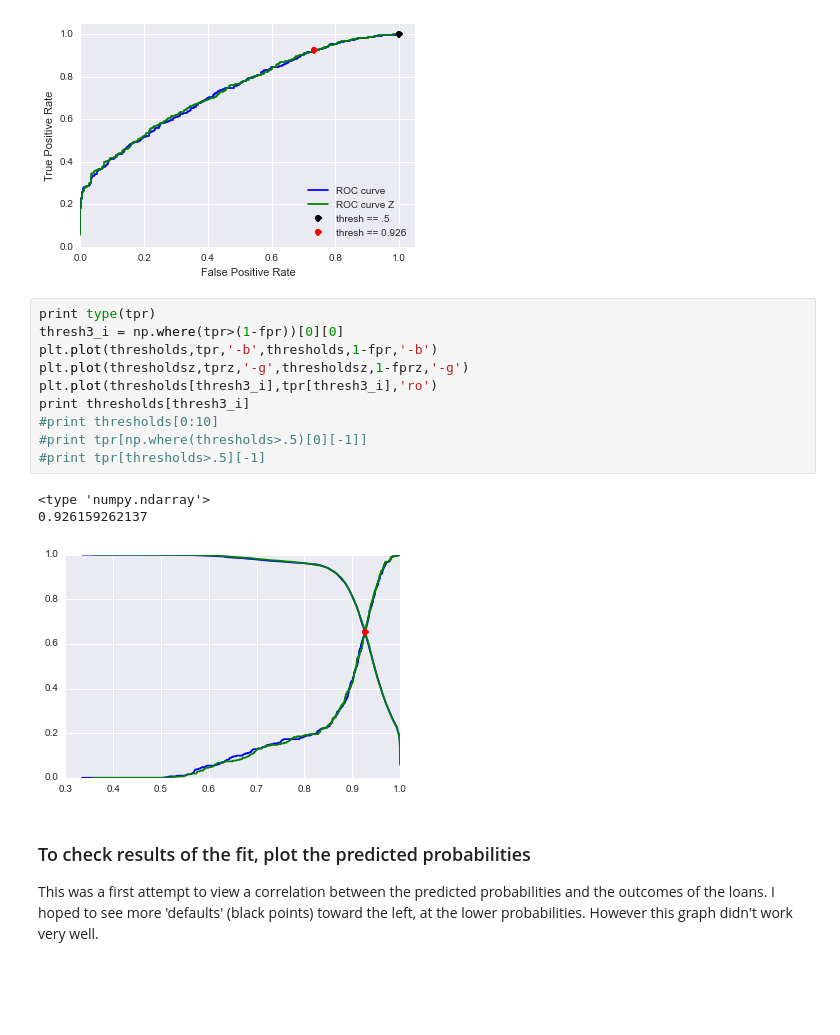
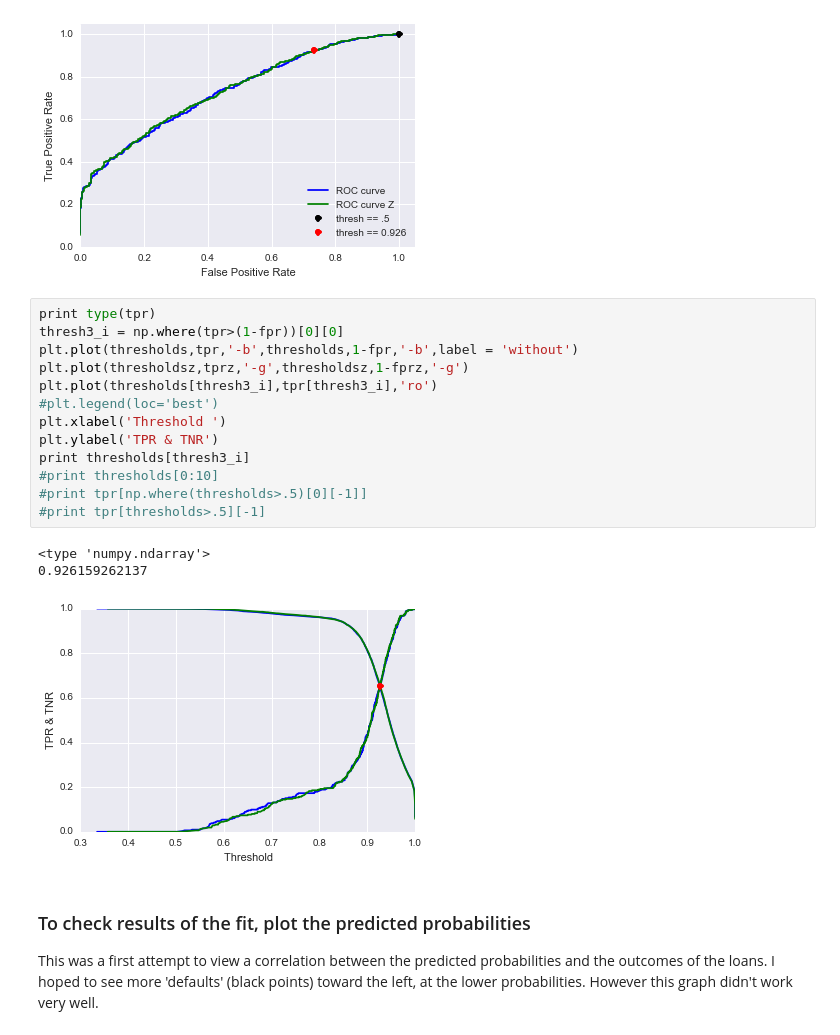
Before and after one commit to stephane47/gadat-project, a Jupyter notebook: lc-model3.ipynb, the cells around one changed output. Drawn from its saved outputs; the diff is of its cells as text; blank space fills up the shorter version.

Commit message:
updated images in md final project file

```diff
--- a/lc-model3.ipynb
+++ b/lc-model3.ipynb
@@ -361,17 +361,20 @@ AUC score with: 0.735702721624
 # %%
 print type(tpr)
 thresh3_i = np.where(tpr>(1-fpr))[0][0]
-plt.plot(thresholds,tpr,'-b',thresholds,1-fpr,'-b')
+plt.plot(thresholds,tpr,'-b',thresholds,1-fpr,'-b',label = 'without')
 plt.plot(thresholdsz,tprz,'-g',thresholdsz,1-fprz,'-g')
 plt.plot(thresholds[thresh3_i],tpr[thresh3_i],'ro')
+#plt.legend(loc='best')
+plt.xlabel('Threshold ')
+plt.ylabel('TPR & TNR')
 print thresholds[thresh3_i]
 #print thresholds[0:10]
 #print tpr[np.where(thresholds>.5)[0][-1]]
 #print tpr[thresholds>.5][-1]
 # %% [output]
 <type 'numpy.ndarray'>
 0.926159262137
-[figure, old version]
+[figure, new version]
 # %% [markdown]
 ### To check results of the fit, plot the predicted probabilities
 
```
Also changed, not shown: 16 other files.
